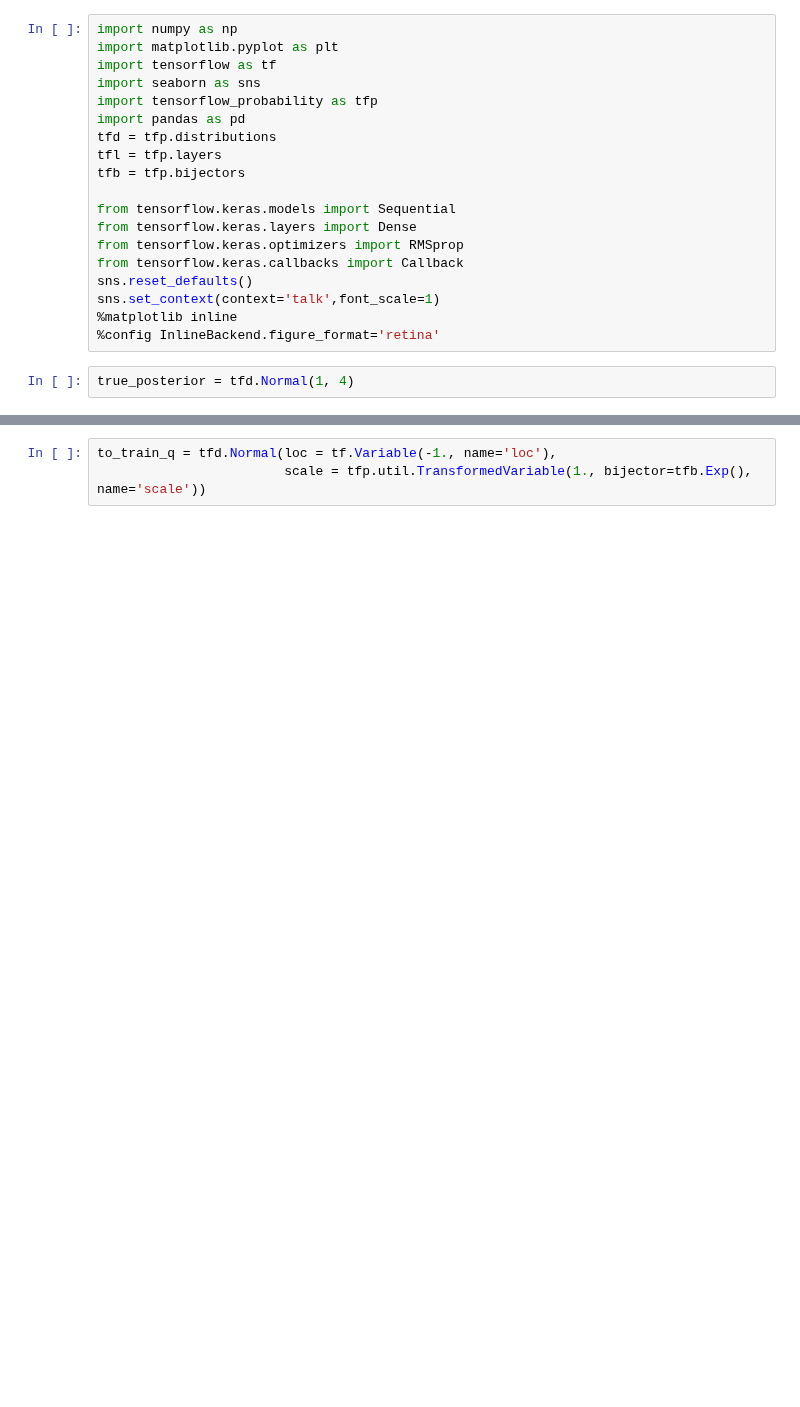
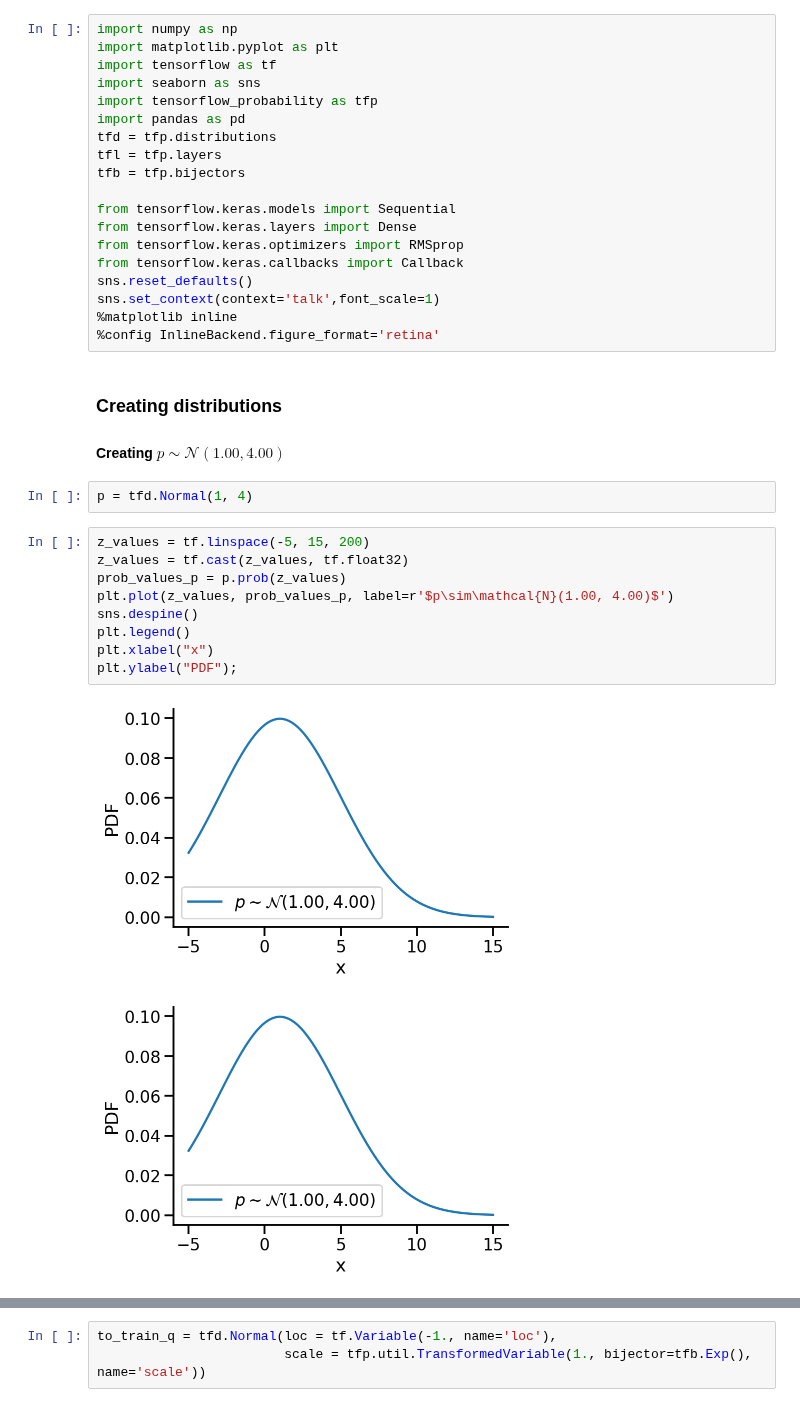
Before and after one commit to nipunbatra/blog-old, a Jupyter notebook: _notebooks/2022-01-29-kl-divergence.ipynb, the cells around one changed output, grey strips where cells are left out. Drawn from its saved outputs; the diff is of its cells as text; blank space fills up the shorter version.

```diff
--- a/_notebooks/2022-01-29-kl-divergence.ipynb
+++ b/_notebooks/2022-01-29-kl-divergence.ipynb
@@ -41,5 +52,21 @@ sns.reset_defaults()
 sns.set_context(context='talk',font_scale=1)
 %matplotlib inline
 %config InlineBackend.figure_format='retina'
+# %% [markdown]
+### Creating distributions
+
+#### Creating $p\sim\mathcal{N}(1.00, 4.00)$
 # %%
-true_posterior = tfd.Normal(1, 4)
+p = tfd.Normal(1, 4)
+# %%
+z_values = tf.linspace(-5, 15, 200)
+z_values = tf.cast(z_values, tf.float32)
+prob_values_p = p.prob(z_values)
+plt.plot(z_values, prob_values_p, label=r'$p\sim\mathcal{N}(1.00, 4.00)$')
+sns.despine()
+plt.legend()
+plt.xlabel("x")
+plt.ylabel("PDF");
+# %% [output]
+[figure, added]
+[figure, added]
```
Also changed, not shown: parts of 20 cells of this notebook.
